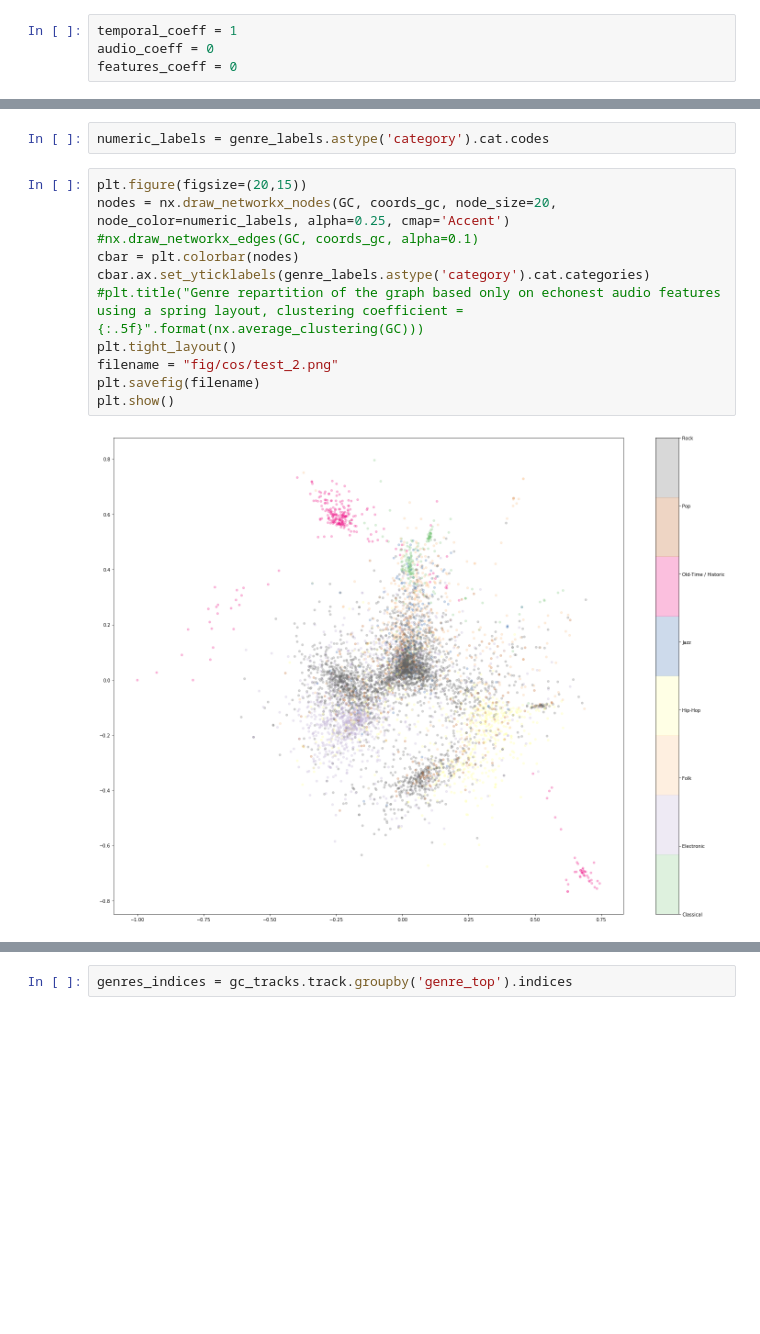
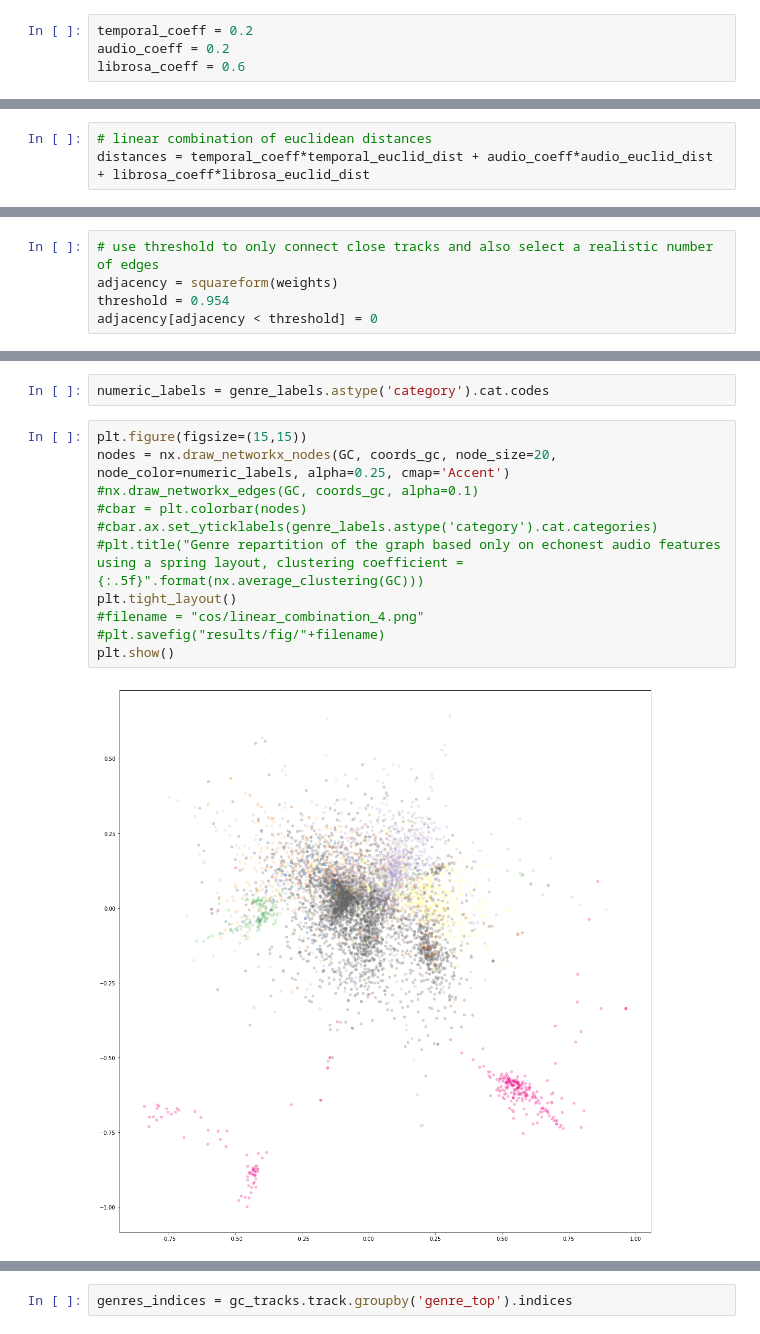
Before and after one commit to padesplaces/ntds_project, a Jupyter notebook: project.ipynb, the cells around one changed output, grey strips where cells are left out. Cells and saved outputs as stored; diff of their text form; blank space fills up the shorter version.

Commit message:
update log and figs with lincomb 3 and 4 + create color legend pic

```diff
--- a/project.ipynb
+++ b/project.ipynb
@@ -216,4 +226,4 @@ plt.show()
 # %%
-temporal_coeff = 1
-audio_coeff = 0
-features_coeff = 0
+temporal_coeff = 0.2
+audio_coeff = 0.2
+librosa_coeff = 0.6
@@ -228,0 +233,3 @@ weights = 1 - distances
+# %%
+# linear combination of euclidean distances
+distances = temporal_coeff*temporal_euclid_dist + audio_coeff*audio_euclid_dist + librosa_coeff*librosa_euclid_dist
@@ -239,3 +248,8 @@ adjacency[adjacency < threshold] = 0
+# %%
+# use threshold to only connect close tracks and also select a realistic number of edges
+adjacency = squareform(weights)
+threshold = 0.954
+adjacency[adjacency < threshold] = 0
 # %%
 print("Number of edges :", (adjacency!=0).sum())
 # %% [output]
@@ -287,15 +308,15 @@ Name: genre_top, dtype: int64
 # %%
 numeric_labels = genre_labels.astype('category').cat.codes
 # %%
-plt.figure(figsize=(20,15))
+plt.figure(figsize=(15,15))
 nodes = nx.draw_networkx_nodes(GC, coords_gc, node_size=20, node_color=numeric_labels, alpha=0.25, cmap='Accent')
 #nx.draw_networkx_edges(GC, coords_gc, alpha=0.1)
-cbar = plt.colorbar(nodes)
-cbar.ax.set_yticklabels(genre_labels.astype('category').cat.categories)
+#cbar = plt.colorbar(nodes)
+#cbar.ax.set_yticklabels(genre_labels.astype('category').cat.categories)
 #plt.title("Genre repartition of the graph based only on echonest audio features using a spring layout, clustering coefficient ={:.5f}".format(nx.average_clustering(GC)))
 plt.tight_layout()
-filename = "fig/cos/test_2.png"
-plt.savefig(filename)
+#filename = "cos/linear_combination_4.png"
+#plt.savefig("results/fig/"+filename)
 plt.show()
 # %% [output]
-[figure, old version]
+[figure, new version]
```
Also changed, not shown: parts of 45 cells of this notebook, 5 other files.
